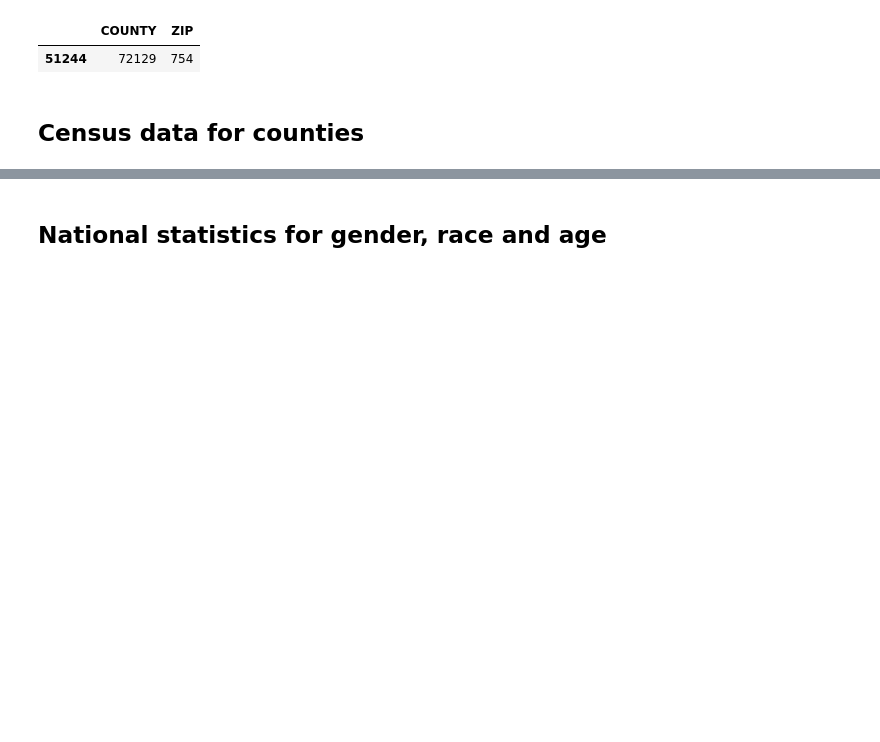
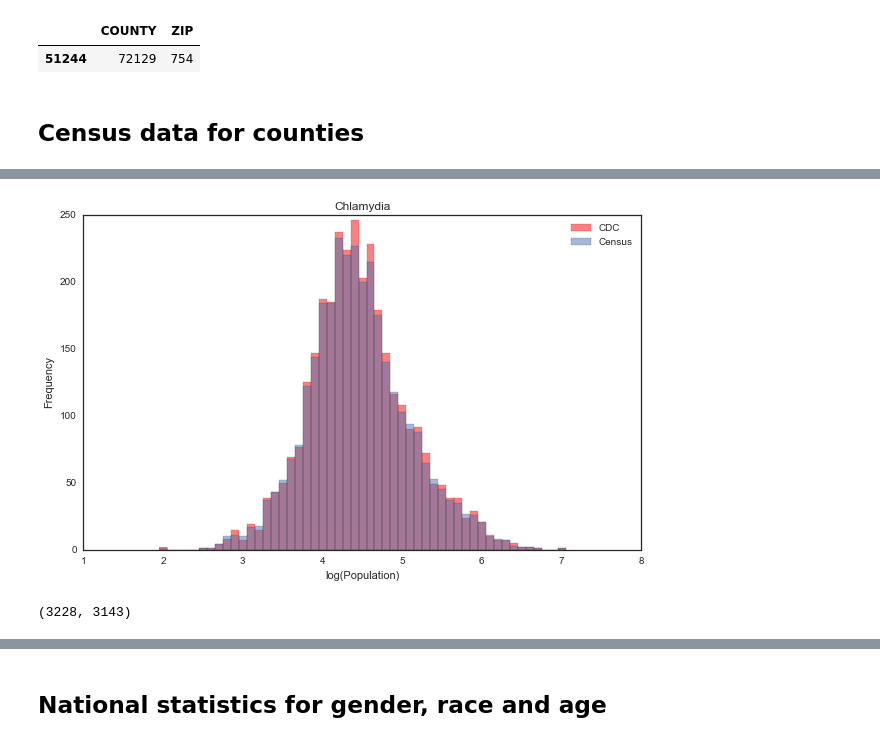
Before and after one commit to ahwkuepper/stdme, a Jupyter notebook: code/CDC_data_exploration_and_cleaning_Chlamydia.ipynb, the cells around one changed output, grey strips where cells are left out. Saved outputs shown, nothing was run; the diff lists cells and outputs as text; code cells hidden in the pictures; blank space fills up the shorter version.

```diff
--- a/code/CDC_data_exploration_and_cleaning_Chlamydia.ipynb
+++ b/code/CDC_data_exploration_and_cleaning_Chlamydia.ipynb
@@ -396,0 +379,8 @@ df_census.convert_objects(convert_numeric=True)
+# %%
+columnnames = list(df_census.columns.values)
+
+for columnname in columnnames:
+    columnname_wo_specialcharacters = re.sub('[ \-\_\+\=\`\~\{\}\;\:\,\.\<\>\?\/\!\@\#\$\%\^\&\*\(\)\[\]]', '', columnname)
+    print(columnname_wo_specialcharacters.lower())
+    df_census.rename(columns={columnname: columnname_wo_specialcharacters.lower()}, inplace=True)
+    df_census_labels.rename(columns={columnname: columnname_wo_specialcharacters.lower()}, inplace=True)
@@ -396,0 +411,3 @@ df_census.convert_objects(convert_numeric=True)
+# %%
+df_census_clean = df_census.replace(to_replace='\(r.+\)', value="", regex=True).convert_objects(convert_numeric=True)
+df_census_clean.dtypes
@@ -396,0 +451,23 @@ df_census.convert_objects(convert_numeric=True)
+# %%
+fig = plt.figure(figsize=(10, 6))
+data = np.log10(df['Population'])
+binwidth = 0.1
+bins=np.arange(min(data), max(data) + binwidth, binwidth)
+
+ax = data.plot.hist(bins=bins, alpha=0.5, label='CDC', color='red')
+ax.set_xlabel("log(Population)")
+ax.set_title("Chlamydia")
+
+data2 = np.log10(df_census_clean["hd01s001"])
+ax2 = data2.plot.hist(bins=bins, alpha=0.5, label='Census')
+
+plt.legend()
+plt.savefig('../graphics/county_population_comparison.png', bbox_inches='tight', dpi=150)
+# %% [output]
+[figure, added]
+# %%
+data = np.log10(df['Population'])
+data2 = np.log10(df_census_clean["hd01s001"])
+len(data), len(data2)
+# %% [output]
+(3228, 3143)
```
Also changed, not shown: parts of 20 cells of this notebook, 1 other file.
